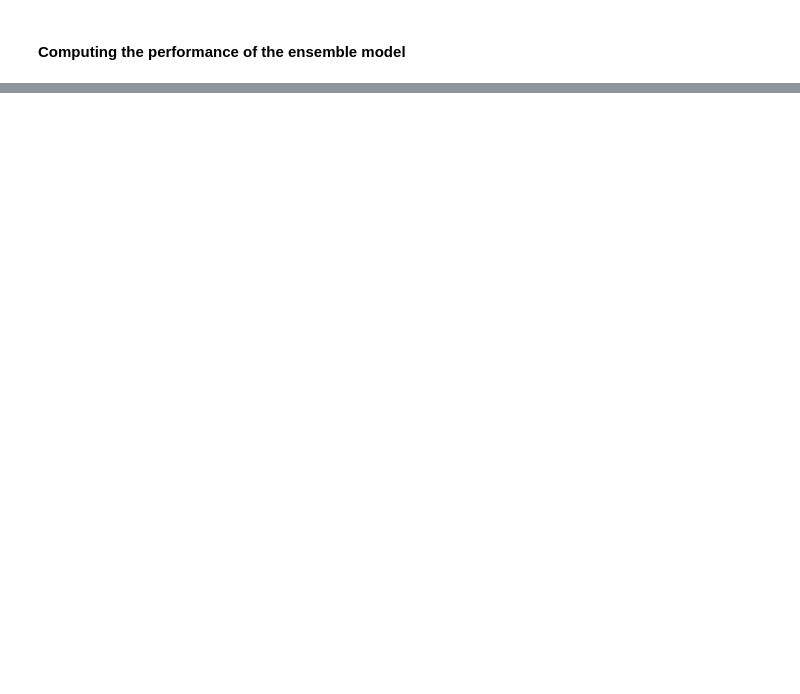
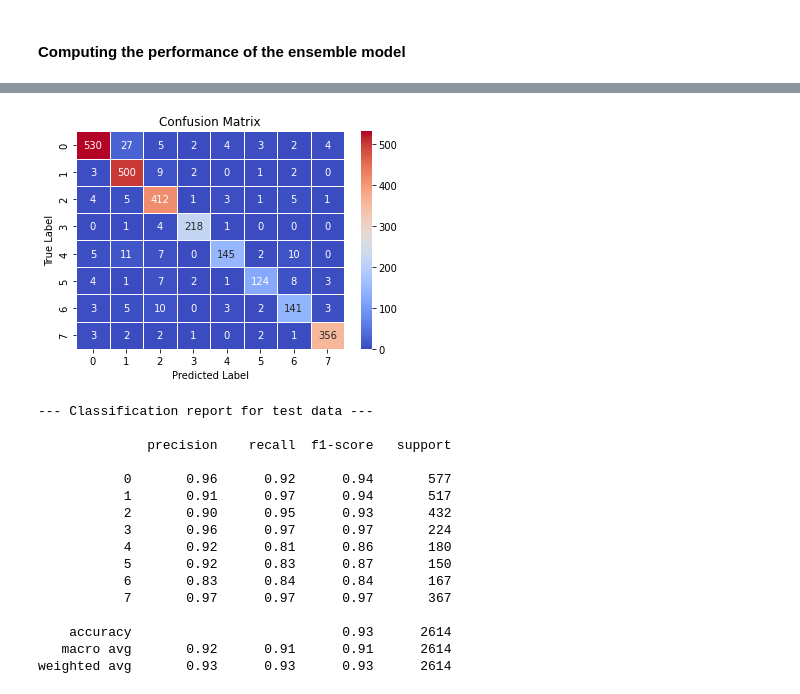
Before and after one commit to wamikamalik/CS3244-Group-8-Project-2, a Jupyter notebook: Final/notebooks/ensemble_classifiers.ipynb, the cells around one changed output, grey strips where cells are left out. Drawn from its saved outputs; the diff is of its cells as text; code cells hidden in the pictures; blank space fills up the shorter version.

Commit message:
add ensemble confusion matrix

```diff
--- a/Final/notebooks/ensemble_classifiers.ipynb
+++ b/Final/notebooks/ensemble_classifiers.ipynb
@@ -160,3 +141,7 @@ print(hand_model)
+# %%
+orig_model = tf.keras.models.load_model(ORI_MODEL_PATH)
+hand_model = tf.keras.models.load_model(HAND_MODEL_PATH)
+face_model = tf.keras.models.load_model(FACE_MODEL_PATH)
 # %%
 # Importing data
 orig_datagen = ImageDataGenerator(
@@ -166,9 +151,9 @@ orig_datagen = ImageDataGenerator(
 test_datagen = ImageDataGenerator( rescale = 1.0/255. )
 
 # TODO: Need to make sure that the same image is used for both models
-ORIG_DATA_PATH = '/Users/preshita/Desktop/latest_combined_common_images/orig/train'
-FACE_DATA_PATH = '/Users/preshita/Desktop/latest_combined_common_images/face/new_train'
-HANDS_DATA_PATH = '/Users/preshita/Desktop/latest_combined_common_images/hand/new_train'
+ORIG_DATA_PATH = os.path.join(os.getcwd(), "../../latest_combined_common_images/orig/train")
+FACE_DATA_PATH = os.path.join(os.getcwd(), "../../latest_combined_common_images/face/train")
+HANDS_DATA_PATH = os.path.join(os.getcwd(), "../../latest_combined_common_images/hand/train")
 
 # Computing predictions using the best orig model
 orig_generator = orig_datagen.flow_from_directory(ORIG_DATA_PATH,
@@ -430,2 +417,4 @@ The fitness score of this combination is: 0.05857737163726265
 # %% [markdown]
 #### Computing the performance of the ensemble model
+# %%
+best_weights = [2.9664082490355335, 58.99055534546495, 60.24531487370649]
@@ -432,2 +498,44 @@ The fitness score of this combination is: 0.05857737163726265
+# %%
+LABELS = [0, 1, 2, 3, 4, 5, 6, 7]
+def show_confusion_matrix(validations, predictions):
+
+    matrix = metrics.confusion_matrix(validations, predictions)
+    plt.figure(figsize=(6, 4))
+    sns.heatmap(matrix,
+                cmap="coolwarm",
+                linecolor='white',
+                linewidths=1,
+                xticklabels=LABELS,
+                yticklabels=LABELS,
+                annot=True,
+                fmt="d")
+    plt.title("Confusion Matrix")
+    plt.ylabel("True Label")
+    plt.xlabel("Predicted Label")
+    plt.show()
+# %%
+show_confusion_matrix(expected_output_labels_test, ensemble_ypred)
+
+print("\n--- Classification report for test data ---\n")
+
+print(classification_report(expected_output_labels_test, ensemble_ypred))
+# %% [output]
+[figure, added]
+--- Classification report for test data ---
+
+              precision    recall  f1-score   support
+
+           0       0.96      0.92      0.94       577
+           1       0.91      0.97      0.94       517
+           2       0.90      0.95      0.93       432
+           3       0.96      0.97      0.97       224
+           4       0.92      0.81      0.86       180
+           5       0.92      0.83      0.87       150
+           6       0.83      0.84      0.84       167
+           7       0.97      0.97      0.97       367
+
+    accuracy                           0.93      2614
+   macro avg       0.92      0.91      0.91      2614
+weighted avg       0.93      0.93      0.93      2614
 # %%
 # Measuring performance on unseen data
```
Also changed, not shown: parts of 17 cells of this notebook, 1 other file.
